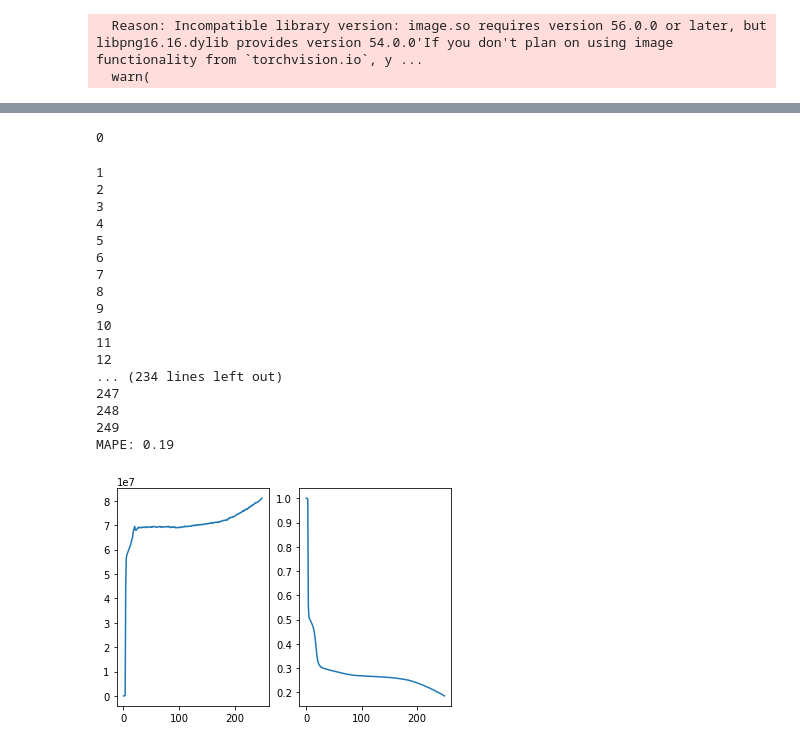
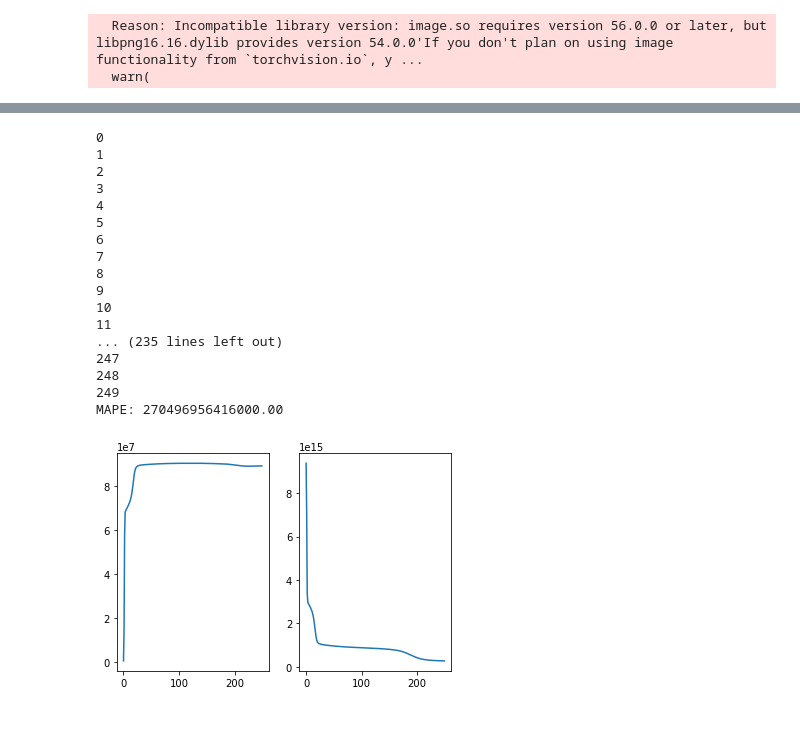
Before and after one commit to Nicklelodeon/Forecasters, a Jupyter notebook: src/ML.ipynb, the cells around one changed output, grey strips where cells are left out. Saved outputs shown, nothing was run; the diff lists cells and outputs as text; code cells hidden in the pictures.

```diff
--- a/src/ML.ipynb
+++ b/src/ML.ipynb
@@ -153,8 +367,8 @@ model = nn.Sequential(
 # for param in model.parameters():
 #     param.requires_grad = True
 # loss function and optimizer
-loss_fn = nn.L1Loss()  # mean square error
-# loss_fn = nn.MSELoss()
+# loss_fn = nn.L1Loss()  # mean square error
+loss_fn = nn.MSELoss()
 optimizer = optim.Adam(model.parameters(), lr=0.001)
 
 n_epochs = 250   # number of epochs to run
@@ -265,8 +478,8 @@ model = nn.Sequential(
 #     param.requires_grad = True
 # loss function and optimizer
 # loss_fn = nn.L1Loss()  # mean square error
-# loss_fn = nn.MSELoss()
-loss_fn = MeanAbsolutePercentageError()
+loss_fn = nn.MSELoss()
+# loss_fn = MeanAbsolutePercentageError()
 optimizer = optim.Adam(model.parameters(), lr=0.001)
 
 n_epochs = 250   # number of epochs to run
@@ -293,51 +506,50 @@ for epoch in range(n_epochs):
             loss = loss_fn(y_pred, y_batch)
             # backward pass
             optimizer.zero_grad()
             loss.backward()
             # update weights
             optimizer.step()
             # print progress
             bar.set_postfix(mse=float(loss))
     # evaluate accuracy at end of each epoch
     model.eval()
     y_pred = model(X_test)
     predictions.append(np.mean(y_pred.detach().numpy()))
     mse = loss_fn(y_pred, y_test)
     mse = float(mse)
     history.append(mse)
     if mse < best_mse:
         best_mse = mse
         best_weights = copy.deepcopy(model.state_dict())
 
 # restore model and return best accuracy
 model.load_state_dict(best_weights)
 new_pred = model(X_test)
 print("MAPE: %.2f" % best_mse)
 plt.subplot(1, 2, 1)
 plt.plot(predictions)
 plt.subplot(1, 2, 2)
 plt.plot(history)
 plt.show()
 # %% [output]
 0
+1
+2
+3
+4
+5
+6
+7
+8
+9
+10
+11
+... (235 lines left out)
+247
+248
+249
+MAPE: 270496956416000.00
-1
-2
-3
-4
-5
-6
-7
-8
-9
-10
-11
-12
-... (234 lines left out)
-247
-248
-249
-MAPE: 0.19
-[figure, old version]
+[figure, new version]
 # %%
 data = pd.read_csv("./144_car_data.csv")
 
```
Also changed, not shown: parts of 4 cells of this notebook, 3 other files.
